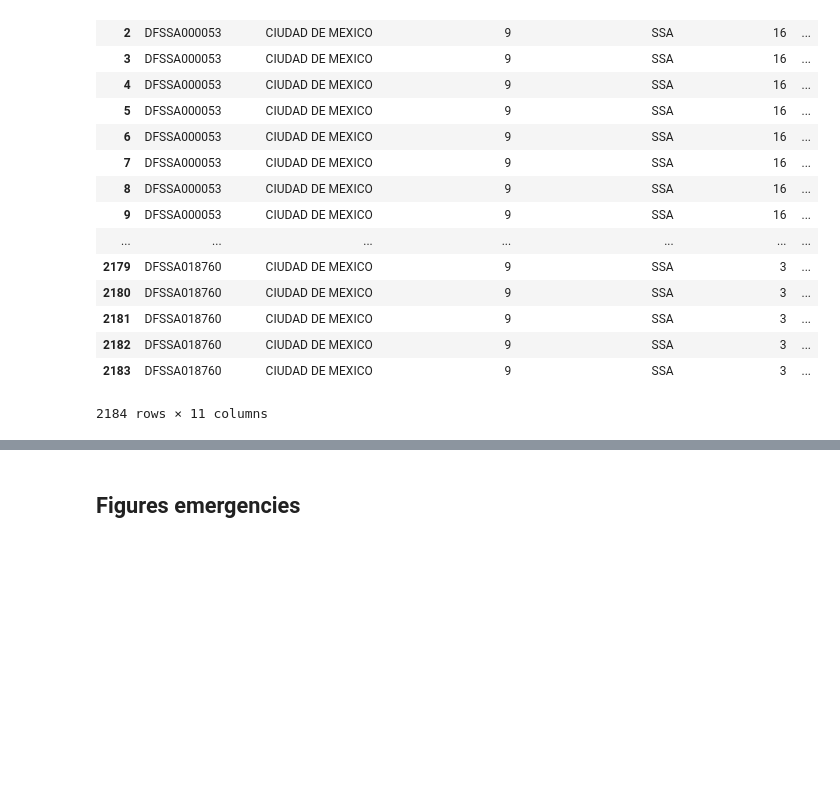
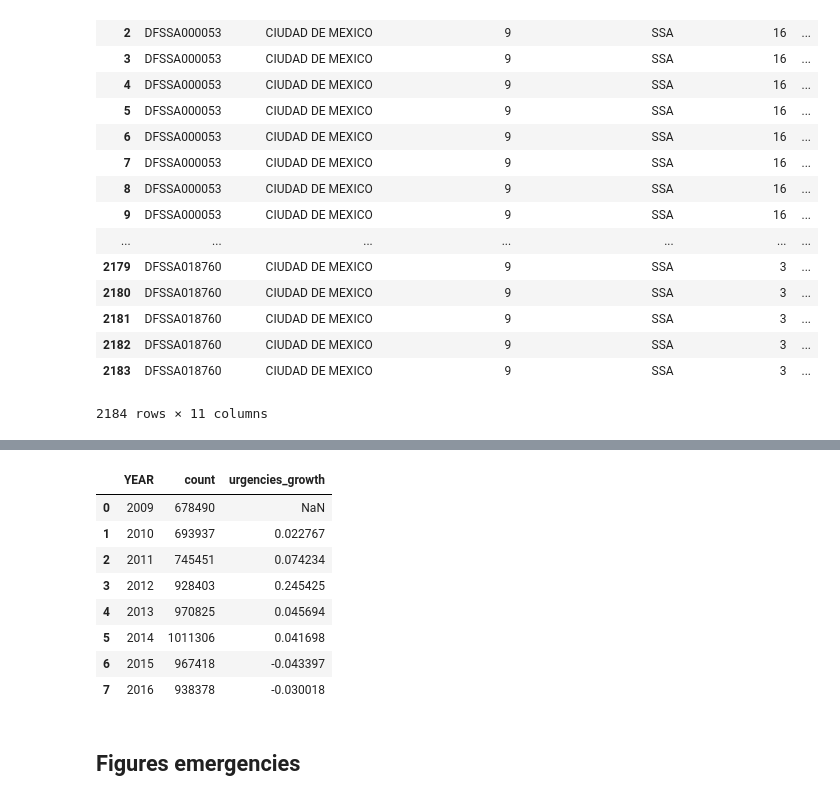
Before and after one commit to JoannePeel/healthcare-data-analysis, a Jupyter notebook: main.ipynb, the cells around one changed output, grey strips where cells are left out. Saved outputs shown, nothing was run; the diff lists cells and outputs as text; code cells hidden in the pictures; blank space fills up the shorter version.

Commit message:
Calculate yearly growth rate of column in Pandas

```diff
--- a/main.ipynb
+++ b/main.ipynb
@@ -838,3 +846,7 @@ merged
 output_file = 'data_output/urgencies_by_date_vs_hospitals.csv'
 
 merged.to_csv(output_file, encoding='utf-8', index=False)
+# %%
+urgencies_by_year_growth = merged.groupby(['YEAR'])["count"].sum().reset_index(name="count")
+
+urgencies_by_year_growth.head()
@@ -841,3 +860,16 @@ merged.to_csv(output_file, encoding='utf-8', index=False)
+# %%
+urgencies_by_year_growth[['urgencies_growth']]=urgencies_by_year_growth.sort_values(['YEAR']).groupby('YEAR')[['count']].pct_change()
+urgencies_by_year_growth
+# %% [output]
+|  | YEAR | count | urgencies_growth |
+| 0 | 2009 | 678490 | NaN |
+| 1 | 2010 | 693937 | 0.022767 |
+| 2 | 2011 | 745451 | 0.074234 |
+| 3 | 2012 | 928403 | 0.245425 |
+| 4 | 2013 | 970825 | 0.045694 |
+| 5 | 2014 | 1011306 | 0.041698 |
+| 6 | 2015 | 967418 | -0.043397 |
+| 7 | 2016 | 938378 | -0.030018 |
 # %% [markdown]
 ## Figures emergencies
 # %%
```
Also changed, not shown: parts of 3 cells of this notebook.
